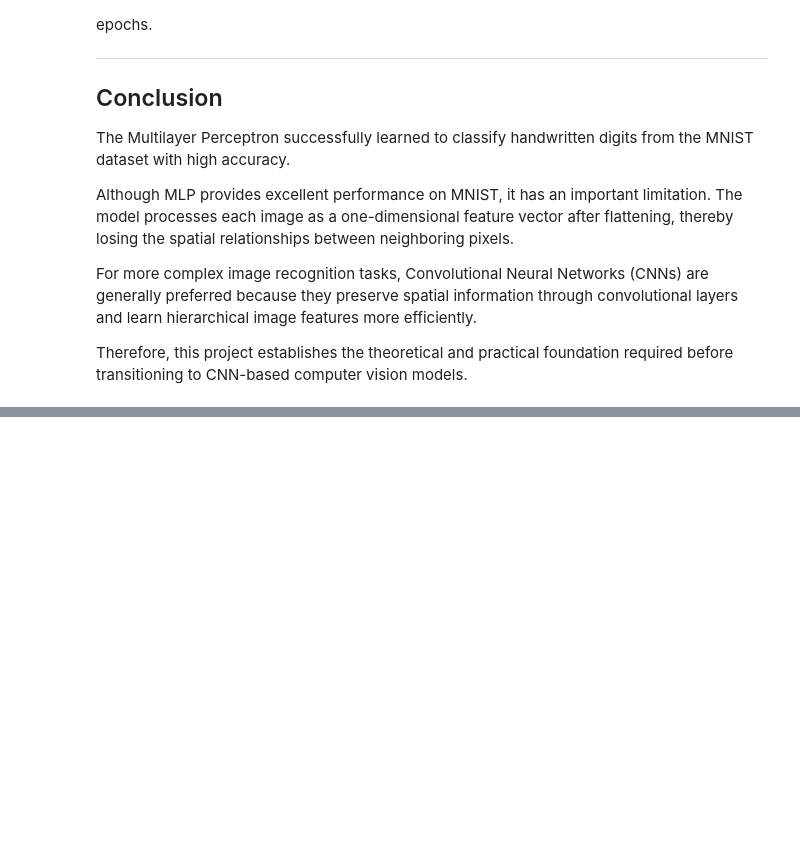
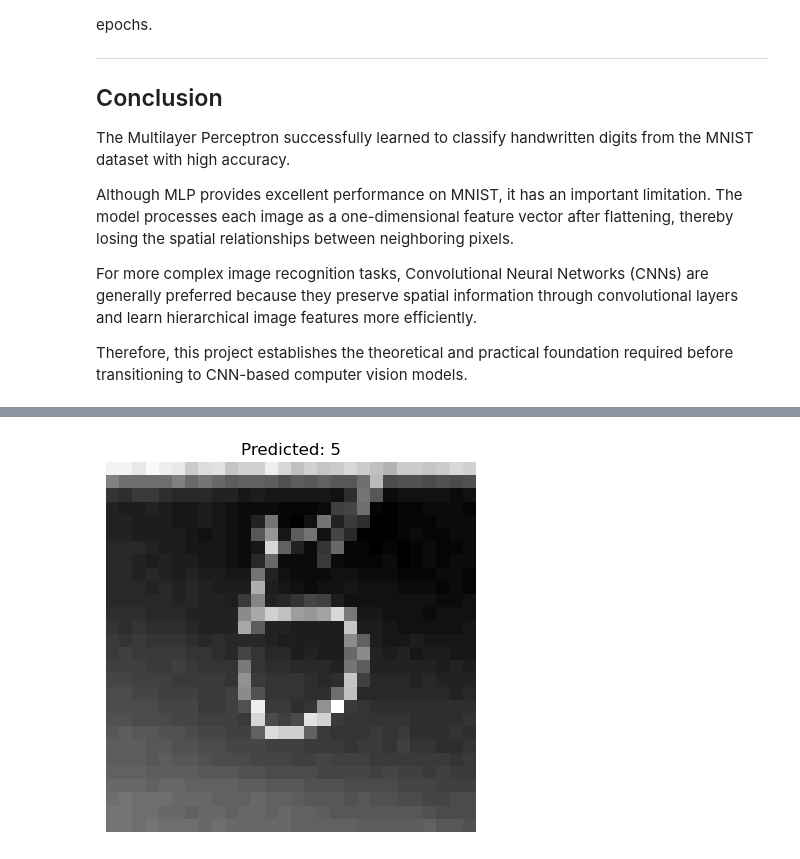
Before and after one commit to BoostanAlireza/mnist-mlp-classification, a Jupyter notebook: Untitled.ipynb, the cells around one changed output, grey strips where cells are left out. Drawn from its saved outputs; the diff is of its cells as text; code cells hidden in the pictures; blank space fills up the shorter version.

Commit message:
Add prediction on sample images, classification report and confusion matrix

```diff
--- a/Untitled.ipynb
+++ b/Untitled.ipynb
@@ -601,0 +645,12 @@ Test Accuracy: 0.9743000268936157
+# %%
+# Preprocess
+sample = preprocess_image('digit.jpg', invert=True)
+
+# Predict
+predictions = model.predict(sample)
+
+# Get the predicted class (digit with highest probability)
+predicted_class = np.argmax(predictions)
+confidence = np.max(predictions)
+
+print(f"Predicted class: {predicted_class}, (confidence: {confidence:.4f})")
@@ -601,0 +660,8 @@ Test Accuracy: 0.9743000268936157
+# %%
+img_display = sample.reshape(28, 28)
+plt.imshow(img_display, cmap='gray')
+plt.title(f"Predicted: {predicted_class}")
+plt.axis('off')
+plt.show()
+# %% [output]
+[figure, added]
```
Also changed, not shown: parts of 10 cells of this notebook, 2 other files.
